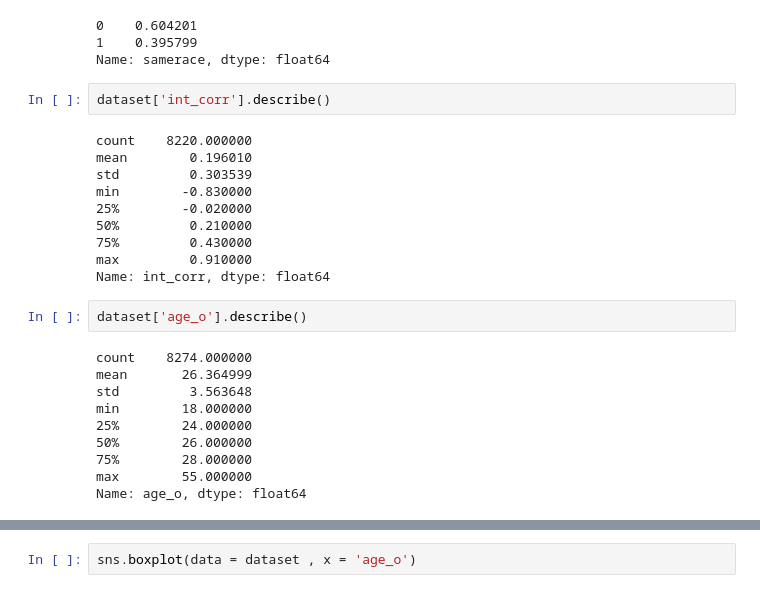
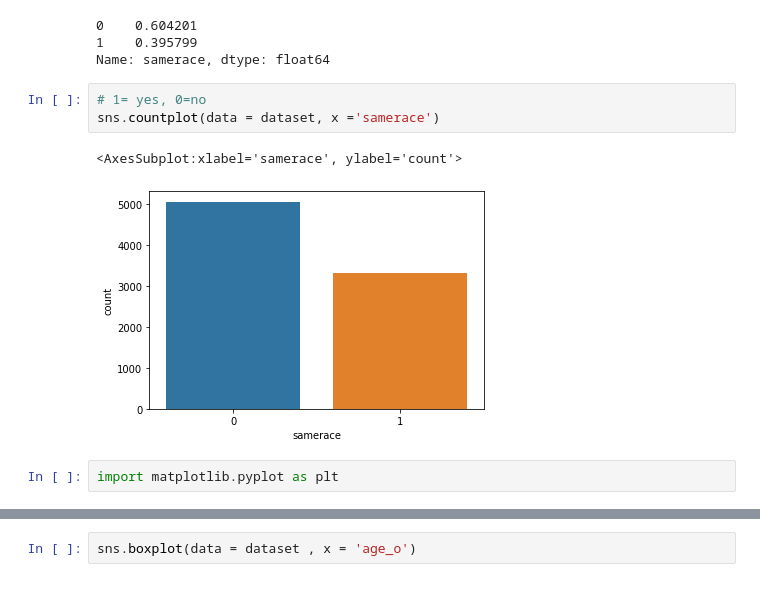
Before and after one commit to Stylomines/speed_dating, a Jupyter notebook: 01-Project_speed_dating.ipynb, the cells around one changed output, grey strips where cells are left out. Saved outputs shown, nothing was run; the diff lists cells and outputs as text.

Commit message:
added some graphs

```diff
--- a/01-Project_speed_dating.ipynb
+++ b/01-Project_speed_dating.ipynb
@@ -181,27 +181,11 @@ dataset['samerace'].value_counts()/dataset['samerace'].shape[0]
 0    0.604201
 1    0.395799
 Name: samerace, dtype: float64
-# %%
-dataset['int_corr'].describe()
-# %% [output]
-count    8220.000000
-mean        0.196010
-std         0.303539
-min        -0.830000
-25%        -0.020000
-50%         0.210000
-75%         0.430000
-max         0.910000
-Name: int_corr, dtype: float64
-# %%
-dataset['age_o'].describe()
-# %% [output]
-count    8274.000000
-mean       26.364999
-std         3.563648
-min        18.000000
-25%        24.000000
-50%        26.000000
-75%        28.000000
-max        55.000000
-Name: age_o, dtype: float64
+# %%
+# 1= yes, 0=no
+sns.countplot(data = dataset, x ='samerace')
+# %% [output]
+<AxesSubplot:xlabel='samerace', ylabel='count'>
+[figure, added]
+# %%
+import matplotlib.pyplot as plt
```
Also changed, not shown: parts of 11 cells of this notebook, 3 other files.
